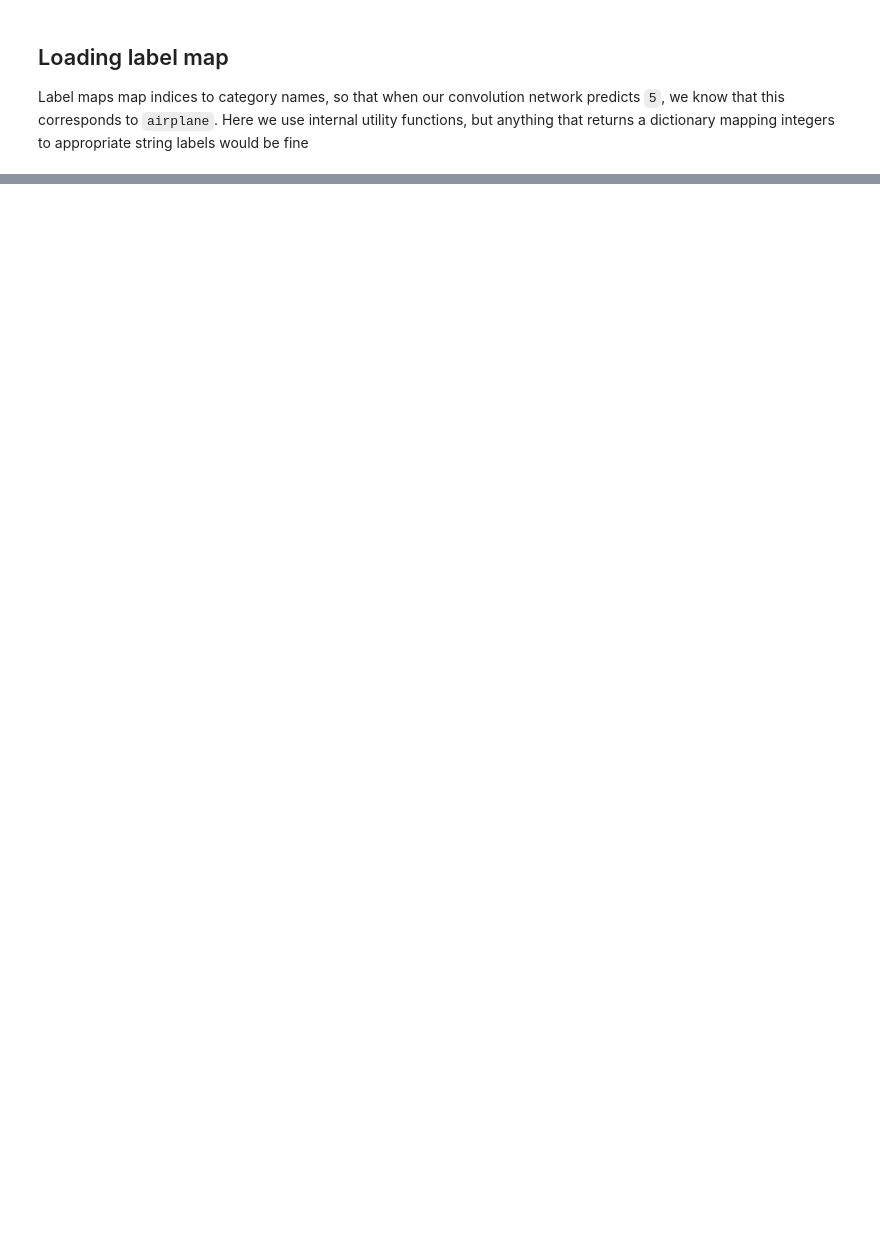
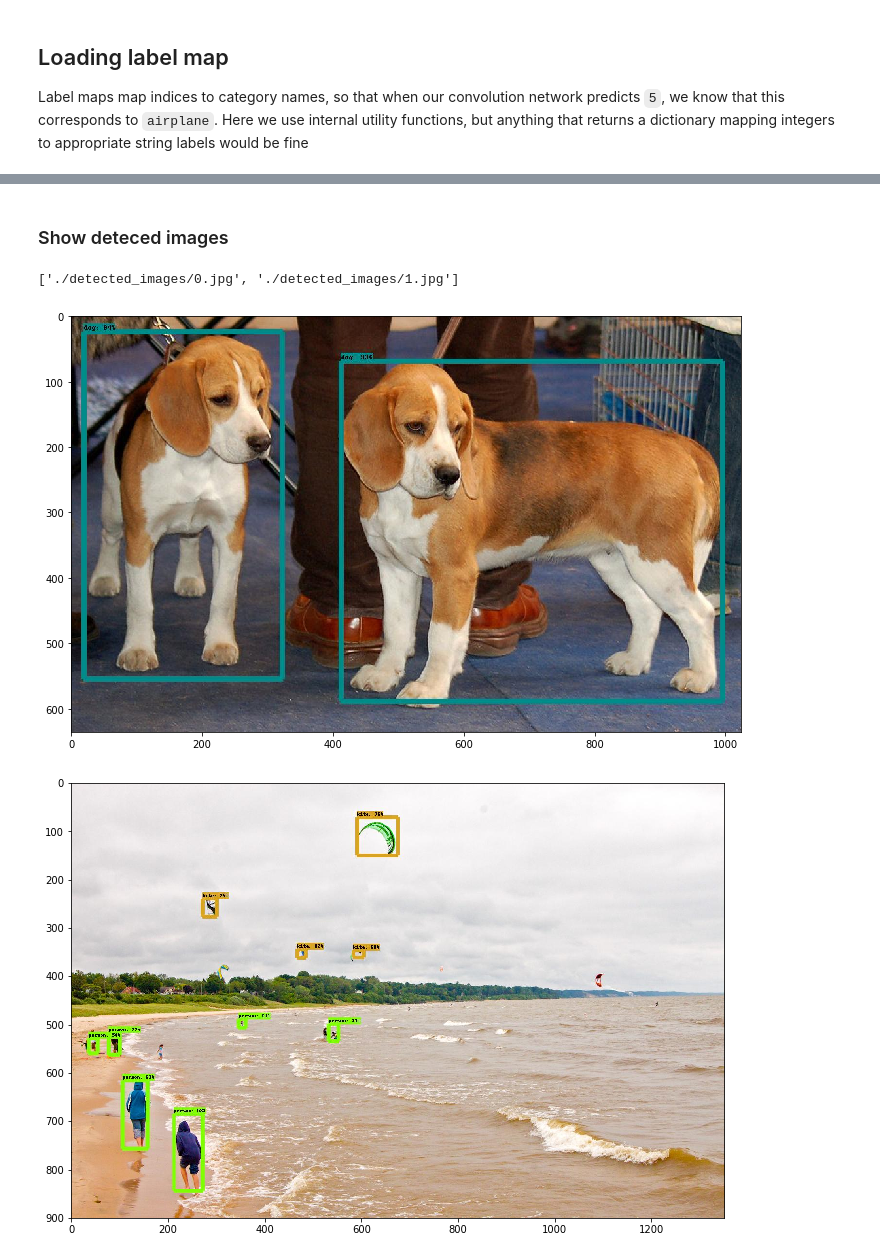
Before and after one commit to aommoaGitHub/Deep_learning_with_TensorRT, a Jupyter notebook: object_detection/InferenceWithTensorRT.ipynb, the cells around one changed output, grey strips where cells are left out. Saved outputs shown, nothing was run; the diff lists cells and outputs as text; code cells hidden in the pictures; blank space fills up the shorter version.

```diff
--- a/object_detection/InferenceWithTensorRT.ipynb
+++ b/object_detection/InferenceWithTensorRT.ipynb
@@ -81,0 +81,7 @@ category_index = label_map_util.create_category_index_from_labelmap(PATH_TO_LABE
+# %%
+# (can be used to read frozen model or TensorRT model)
+def read_pb_graph(model):
+    with gfile.FastGFile(model,'rb') as f:
+        graph_def = tf.GraphDef()
+        graph_def.ParseFromString(f.read())
+    return graph_def
@@ -86,0 +151,6 @@ def load_image_into_numpy_array(image):
+# %%
+PATH_TO_TEST_IMAGES_DIR = 'test_images'
+TEST_IMAGE_PATHS = [ os.path.join(PATH_TO_TEST_IMAGES_DIR, 'image{}.jpg'.format(i)) for i in range(1, 3) ]
+
+# Size, in inches, of the output images.
+IMAGE_SIZE = (12, 8)
@@ -86,0 +164,22 @@ def load_image_into_numpy_array(image):
+# %%
+OUTPUT_NODES = ['num_detections', 'detection_boxes', 'detection_scores','detection_classes']
+
+graph = tf.Graph()
+with graph.as_default():
+    with tf.Session() as sess:
+        print('Read frozen model')
+        tf_graph = read_pb_graph(PATH_TO_FROZEN_GRAPH)
+#         show_graph(graph_def=tf_graph)
+        tf.import_graph_def(tf_graph, name='')
+
+        # write to tensorboard (check tensorboard for each op names)
+        writer = tf.summary.FileWriter('./logs/'+sub_dir)
+        writer.add_graph(sess.graph)
+        writer.flush()
+        writer.close()
+        print("\nWrite logs success")
+
+        frozen_graph = tf.graph_util.convert_variables_to_constants(
+            sess, # session
+            tf.get_default_graph().as_graph_def(),# graph+weight from the session
+            output_node_names=OUTPUT_NODES)
@@ -86,0 +281,16 @@ def load_image_into_numpy_array(image):
+# %% [markdown]
+### Show deteced images
+# %%
+PATH_TO_DETECTED_IMAGES_DIR = './detected_images'
+DETECTED_IMAGE_PATHS = [ os.path.join(PATH_TO_DETECTED_IMAGES_DIR, file) for file in os.listdir(PATH_TO_DETECTED_IMAGES_DIR) ]
+print(DETECTED_IMAGE_PATHS)
+# %% [output]
+['./detected_images/0.jpg', './detected_images/1.jpg']
+# %%
+for idx, image_path in enumerate(DETECTED_IMAGE_PATHS):
+    image = PILImage.open(image_path)
+    plt.figure(figsize=IMAGE_SIZE)
+    plt.imshow(np.asarray(image))
+# %% [output]
+[figure, added]
+[figure, added]
```
Also changed, not shown: parts of 32 cells of this notebook, 3 other files.
